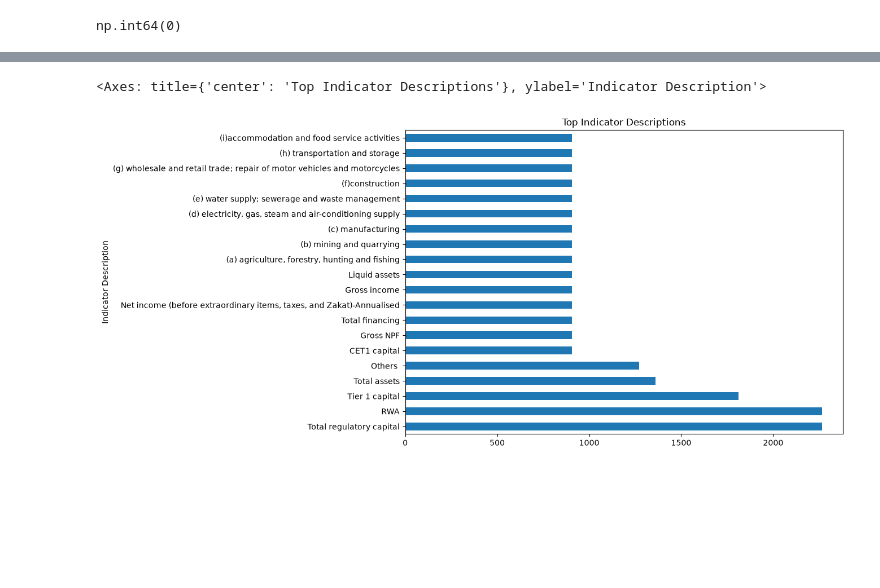
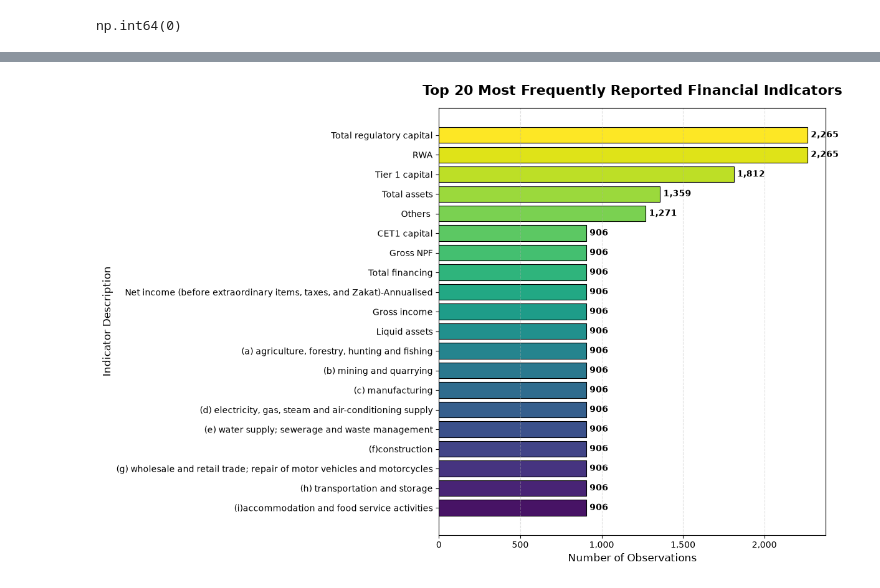
Before and after one commit to ejazurrehman/Islamic_Fintech_Working_Notebooks, a Jupyter notebook: Islamic_Banking_EDA_Notebook.ipynb, the cells around one changed output, grey strips where cells are left out. Cells and saved outputs as stored; diff of their text form; code cells hidden in the pictures; blank space fills up the shorter version.

```diff
--- a/Islamic_Banking_EDA_Notebook.ipynb
+++ b/Islamic_Banking_EDA_Notebook.ipynb
@@ -701,0 +690,3 @@ Duplicates: 0
+# %%
+# Replace blank strings with NaN
+df = df.replace(r'^\s*$', np.nan, regex=True)
@@ -701,0 +715,6 @@ Duplicates: 0
+# %%
+# Convert Columns to Numeric
+df["Values"] = pd.to_numeric(df["Values"], errors="coerce")
+df["Values in USD Millions"] = pd.to_numeric(
+    df["Values in USD Millions"], errors="coerce"
+)
@@ -728,7 +872,64 @@ df['Country'].value_counts().plot(kind='bar',title='Observations by Country')
 ---
 # %%
-df['Indicator Description'].value_counts().head(20).plot(kind='barh',figsize=(10,7),title='Top Indicator Descriptions')
+import matplotlib.pyplot as plt
+import matplotlib.ticker as mtick
+
+# Top 20 indicator descriptions
+indicator_counts = df["Indicator Description"].value_counts().head(20)
+
+# Create figure
+plt.figure(figsize=(12, 8))
+
+# Modern color palette
+colors = plt.cm.viridis_r(
+    [i / len(indicator_counts) for i in range(len(indicator_counts))]
+)
+
+# Horizontal bars
+bars = plt.barh(
+    indicator_counts.index,
+    indicator_counts.values,
+    color=colors,
+    edgecolor="black",
+    linewidth=0.8
+)
+
+# Add values to bars
+for bar in bars:
+    width = bar.get_width()
+    plt.text(
+        width + 20,
+        bar.get_y() + bar.get_height()/2,
+        f"{int(width):,}",
+        va="center",
+        fontsize=10,
+        fontweight="bold"
+    )
+
+# Titles
+plt.title(
+    "Top 20 Most Frequently Reported Financial Indicators",
+    fontsize=16,
+    fontweight="bold",
+    pad=15
+)
+
+plt.xlabel("Number of Observations", fontsize=12)
+plt.ylabel("Indicator Description", fontsize=12)
+
+# Grid
+plt.grid(axis="x", linestyle="--", alpha=0.4)
+
+# Format x-axis
+plt.gca().xaxis.set_major_formatter(
+    mtick.StrMethodFormatter('{x:,.0f}')
+)
+
+# Highest value at top
+plt.gca().invert_yaxis()
+
+plt.tight_layout()
+plt.show()
 # %% [output]
-<Axes: title={'center': 'Top Indicator Descriptions'}, ylabel='Indicator Description'>
-[figure, old version]
+[figure, new version]
 # %% [markdown]
```
Also changed, not shown: parts of 44 cells of this notebook.
